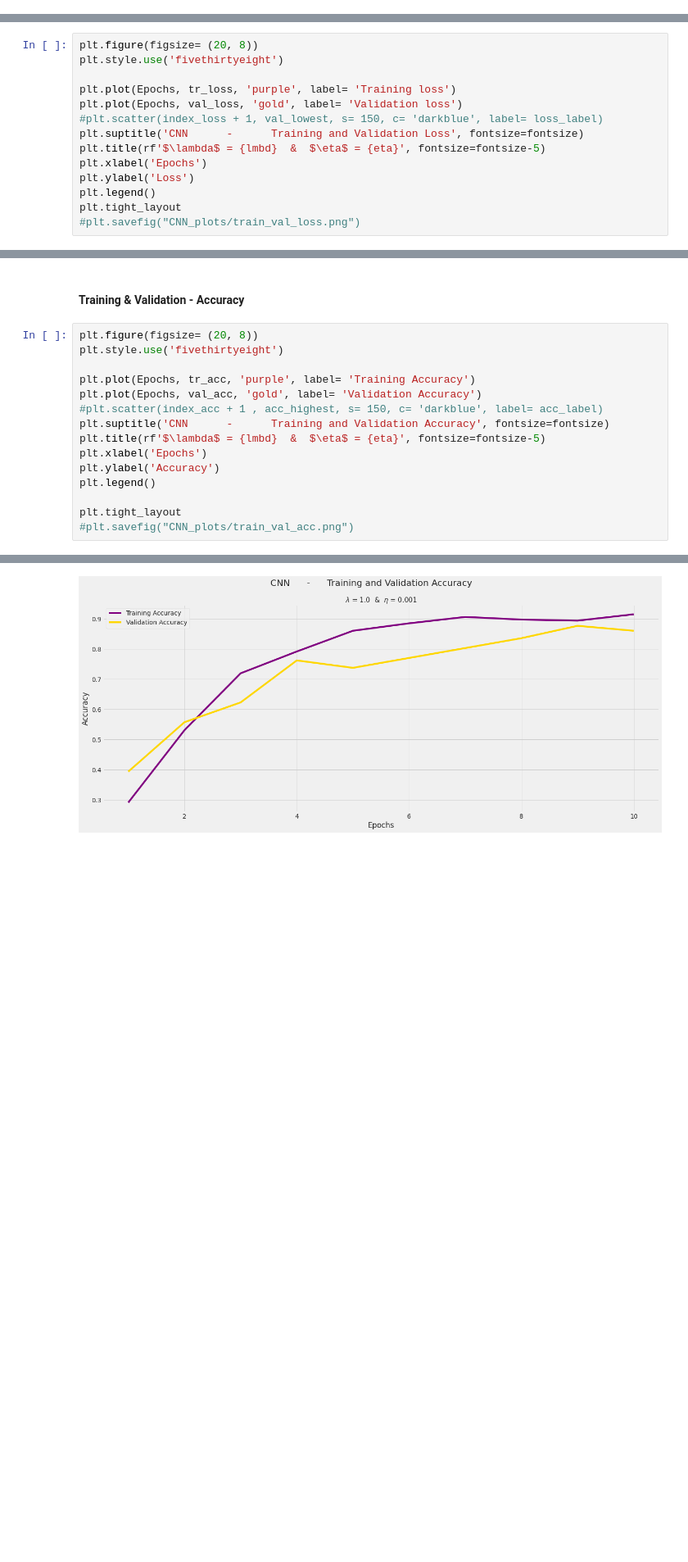
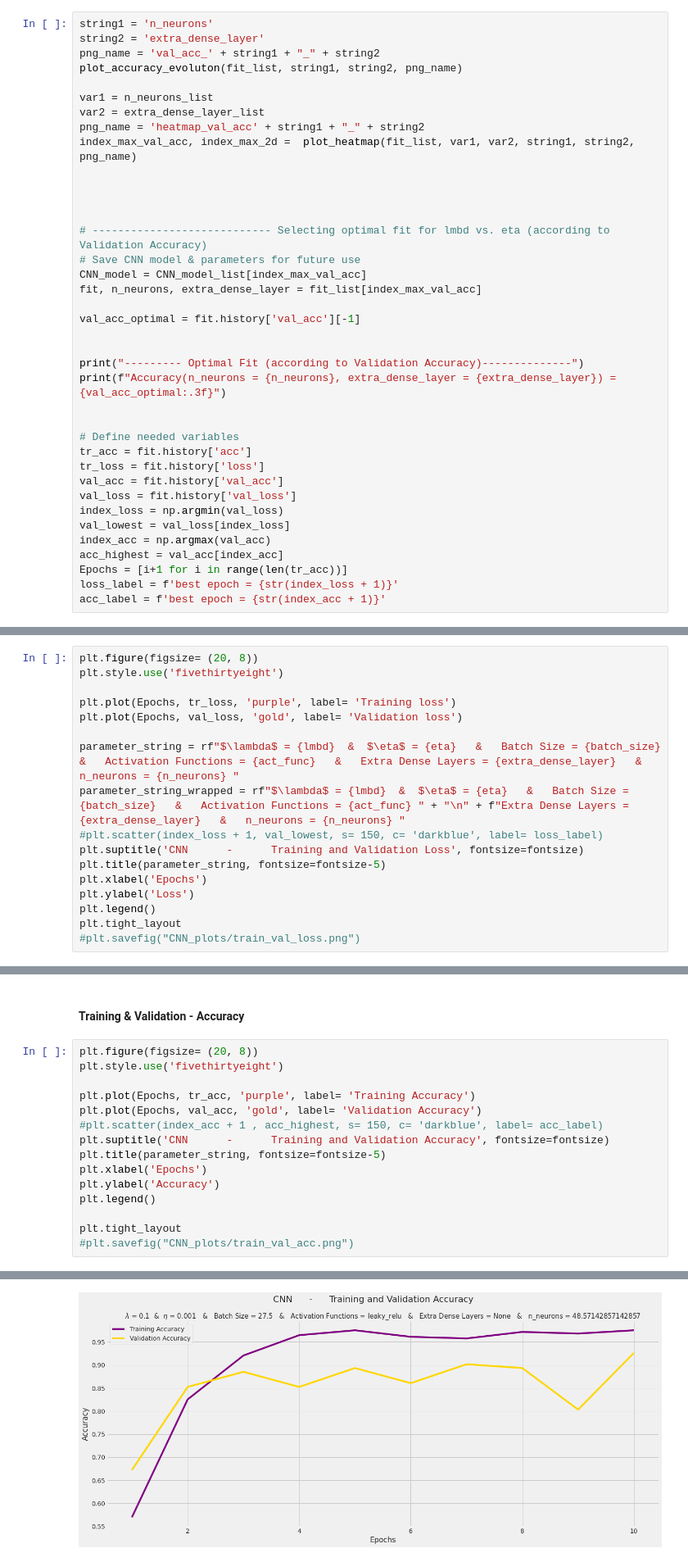
Before and after one commit to gresslos/FYS-STK_Project3, a Jupyter notebook: main.ipynb, the cells around one changed output, grey strips where cells are left out. Shown at 82% size. Drawn from its saved outputs; the diff is of its cells as text; blank space fills up the shorter version.

```diff
--- a/main.ipynb
+++ b/main.ipynb
@@ -376,0 +588,38 @@ NameError: name 'plt' is not defined
+# %%
+string1 = 'n_neurons'
+string2 = 'extra_dense_layer'
+png_name = 'val_acc_' + string1 + "_" + string2
+plot_accuracy_evoluton(fit_list, string1, string2, png_name)
+
+var1 = n_neurons_list
+var2 = extra_dense_layer_list
+png_name = 'heatmap_val_acc' + string1 + "_" + string2
+index_max_val_acc, index_max_2d =  plot_heatmap(fit_list, var1, var2, string1, string2, png_name)
+
+
+
+
+# ---------------------------- Selecting optimal fit for lmbd vs. eta (according to Validation Accuracy)
+# Save CNN model & parameters for future use
+CNN_model = CNN_model_list[index_max_val_acc]
+fit, n_neurons, extra_dense_layer = fit_list[index_max_val_acc]
+
+val_acc_optimal = fit.history['val_acc'][-1]
+
+
+print("--------- Optimal Fit (according to Validation Accuracy)--------------")
+print(f"Accuracy(n_neurons = {n_neurons}, extra_dense_layer = {extra_dense_layer}) = {val_acc_optimal:.3f}")
+
+
+# Define needed variables
+tr_acc = fit.history['acc']
+tr_loss = fit.history['loss']
+val_acc = fit.history['val_acc']
+val_loss = fit.history['val_loss']
+index_loss = np.argmin(val_loss)
+val_lowest = val_loss[index_loss]
+index_acc = np.argmax(val_acc)
+acc_highest = val_acc[index_acc]
+Epochs = [i+1 for i in range(len(tr_acc))]
+loss_label = f'best epoch = {str(index_loss + 1)}'
+acc_label = f'best epoch = {str(index_acc + 1)}'
@@ -385,9 +666,12 @@ plt.style.use('fivethirtyeight')
 
 plt.plot(Epochs, tr_loss, 'purple', label= 'Training loss')
 plt.plot(Epochs, val_loss, 'gold', label= 'Validation loss')
+
+parameter_string = rf"$\lambda$ = {lmbd}  &  $\eta$ = {eta}   &   Batch Size = {batch_size}   &   Activation Functions = {act_func}   &   Extra Dense Layers = {extra_dense_layer}   &   n_neurons = {n_neurons} "
+parameter_string_wrapped = rf"$\lambda$ = {lmbd}  &  $\eta$ = {eta}   &   Batch Size = {batch_size}   &   Activation Functions = {act_func} " + "\n" + f"Extra Dense Layers = {extra_dense_layer}   &   n_neurons = {n_neurons} "
 #plt.scatter(index_loss + 1, val_lowest, s= 150, c= 'darkblue', label= loss_label)
 plt.suptitle('CNN      -      Training and Validation Loss', fontsize=fontsize)
-plt.title(rf'$\lambda$ = {lmbd}  &  $\eta$ = {eta}', fontsize=fontsize-5)
+plt.title(parameter_string, fontsize=fontsize-5)
 plt.xlabel('Epochs')
 plt.ylabel('Loss')
 plt.legend()
@@ -401,21 +685,21 @@ plt.tight_layout
 # %%
 plt.figure(figsize= (20, 8))
 plt.style.use('fivethirtyeight')
 
 plt.plot(Epochs, tr_acc, 'purple', label= 'Training Accuracy')
 plt.plot(Epochs, val_acc, 'gold', label= 'Validation Accuracy')
 #plt.scatter(index_acc + 1 , acc_highest, s= 150, c= 'darkblue', label= acc_label)
 plt.suptitle('CNN      -      Training and Validation Accuracy', fontsize=fontsize)
-plt.title(rf'$\lambda$ = {lmbd}  &  $\eta$ = {eta}', fontsize=fontsize-5)
+plt.title(parameter_string, fontsize=fontsize-5)
 plt.xlabel('Epochs')
 plt.ylabel('Accuracy')
 plt.legend()
 
 plt.tight_layout
 #plt.savefig("CNN_plots/train_val_acc.png")
 # %% [output]
 <function matplotlib.pyplot.tight_layout(*, pad=1.08, h_pad=None, w_pad=None, rect=None)>
-[figure, old version]
+[figure, new version]
 # %% [markdown]
 ### Make Predictions
 # %%
```
Also changed, not shown: parts of 18 cells of this notebook.
